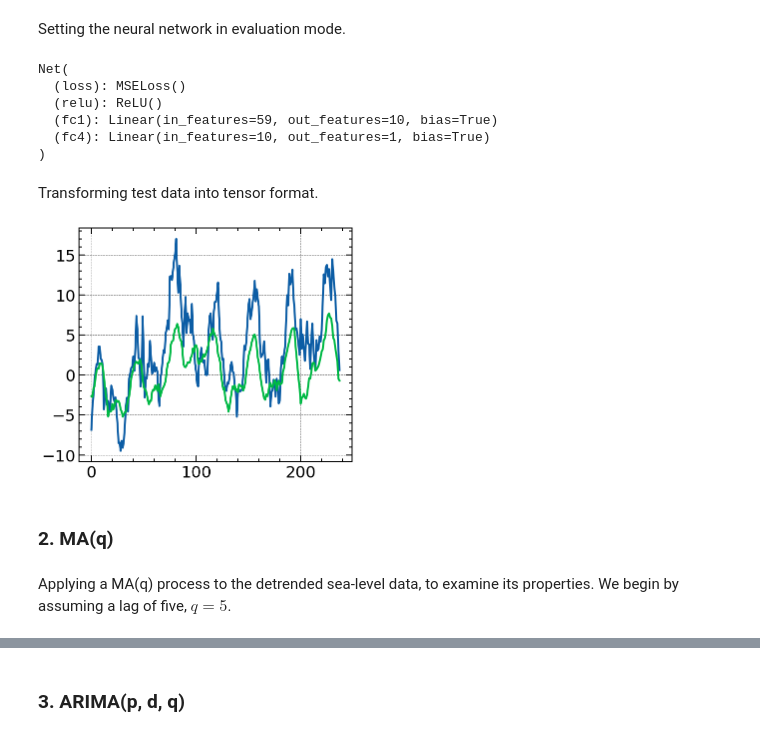
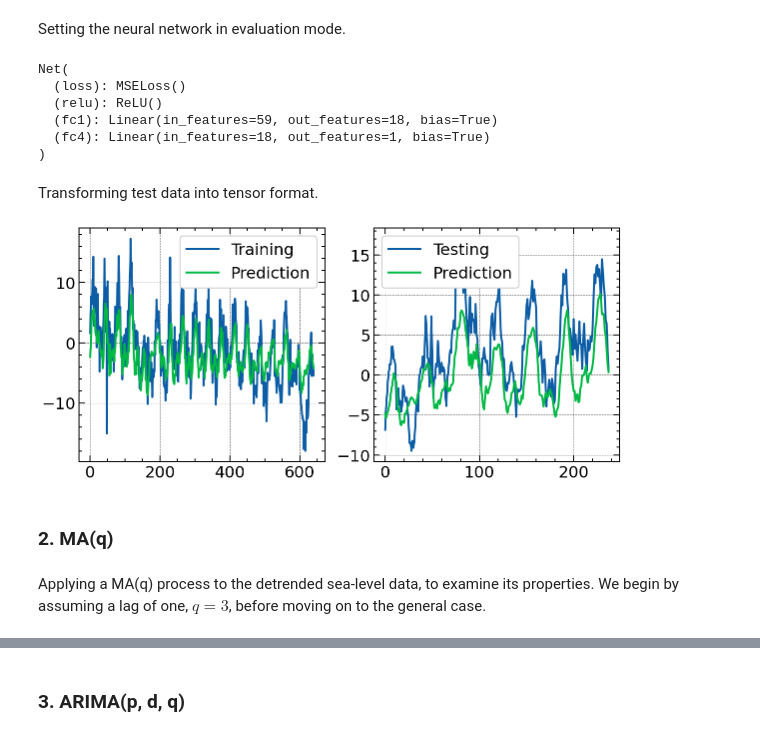
Before and after one commit to Sinbad-The-Sailor/Machine-Learning-Notebooks, a Jupyter notebook: time_series_anaylsis.ipynb, the cells around one changed output, grey strips where cells are left out. Cells and saved outputs as stored; diff of their text form; code cells hidden in the pictures.

Commit message:
Working moving averages models.

```diff
--- a/time_series_anaylsis.ipynb
+++ b/time_series_anaylsis.ipynb
@@ -225,8 +226,8 @@ class Net(nn.Module):
         self.p = p
         self.loss = nn.MSELoss()
         self.relu = nn.ReLU()
-        self.fc1 = nn.Linear(p, 10)
-        self.fc4 = nn.Linear(10, 1)
+        self.fc1 = nn.Linear(p, 18)
+        self.fc4 = nn.Linear(18, 1)
     def forward(self, x):
         x = self.relu(self.fc1(x))
         x = self.fc4(x)
@@ -291,8 +275,8 @@ net.eval()
 Net(
   (loss): MSELoss()
   (relu): ReLU()
-  (fc1): Linear(in_features=59, out_features=10, bias=True)
-  (fc4): Linear(in_features=10, out_features=1, bias=True)
+  (fc1): Linear(in_features=59, out_features=18, bias=True)
+  (fc4): Linear(in_features=18, out_features=1, bias=True)
 )
 # %% [markdown]
 Transforming test data into tensor format.
@@ -309,14 +293,18 @@ test_input_data = np.stack(test_input_data).T
 test_output_data = torch.Tensor(test_output_data)
 test_input_data = torch.Tensor(test_input_data)
 # %%
-fig, ax = plt.subplots()
-ax.plot(np.array(test_output_data[:].detach().numpy()))
-ax.plot(np.array(net(test_input_data[:,:lag]).detach().numpy()))
-fig.set_size_inches(4.9, 4.3)
+fig, ax = plt.subplots(1, 2)
+ax[0].plot(np.array(output_data[:].detach().numpy()))
+ax[0].plot(np.array(net(input_data[:,:lag]).detach().numpy()))
+ax[0].legend(["Training", "Prediction"])
+ax[1].plot(np.array(test_output_data[:].detach().numpy()))
+ax[1].plot(np.array(net(test_input_data[:,:lag]).detach().numpy()))
+ax[1].legend(["Testing", "Prediction"])
+fig.set_size_inches(9.7, 4.3)
 plt.show()
 # %% [output]
-[figure, old version]
+[figure, new version]
 # %% [markdown]
 ### 2. MA(q)
 # %% [markdown]
-Applying a MA(q) process to the detrended sea-level data, to examine its properties. We begin by assuming a lag of five, $q=5$.
+Applying a MA(q) process to the detrended sea-level data, to examine its properties. We begin by assuming a lag of one, $q=3$, before moving on to the general case.
```
Also changed, not shown: parts of 11 cells of this notebook.
